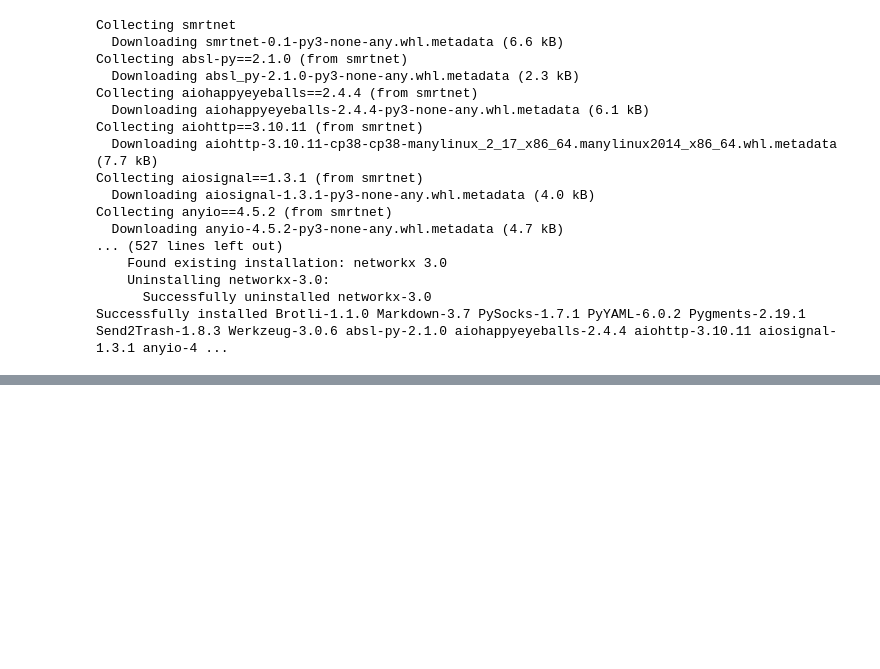
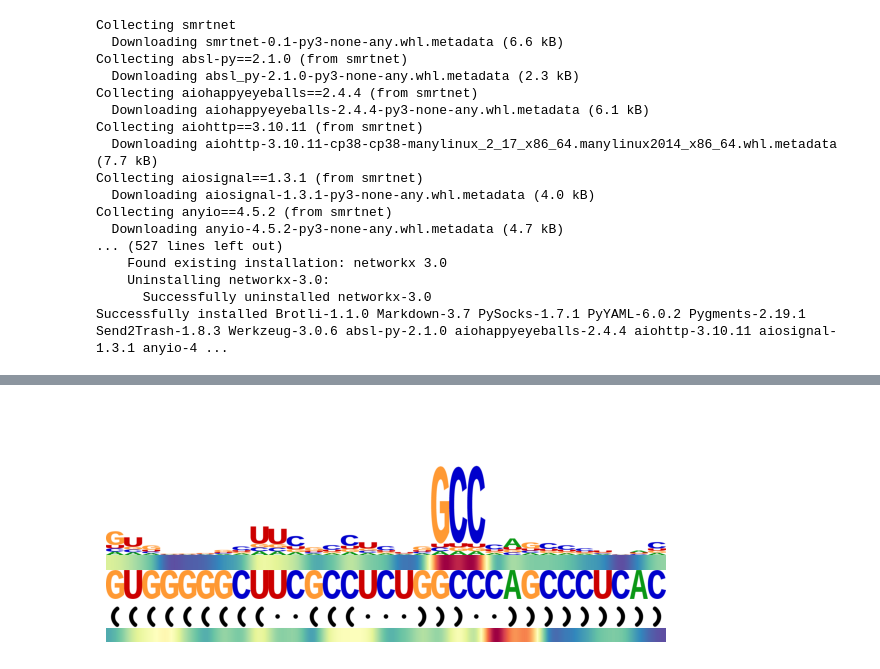
Before and after one commit to Yuhan-Fei/SMRTnet, a Jupyter notebook: SMRTnet.ipynb, the cells around one changed output, grey strips where cells are left out. Cells and saved outputs as stored; diff of their text form; code cells hidden in the pictures; blank space fills up the shorter version.

```diff
--- a/SMRTnet.ipynb
+++ b/SMRTnet.ipynb
@@ -177,0 +180,10 @@ Drug repurpose...
+# %%
+import sys
+sys.path.append('/content/drive/MyDrive/ColabNotebooks')
+from visual_RNA import load
+import warnings
+warnings.filterwarnings('ignore')
+inputPath = '/content/sample_data/MYC'
+
+results, rna = load(inputPath)
+results
@@ -177,0 +196,4 @@ Drug repurpose...
+# %%
+rna.loc[0,'median']
+# %% [output]
+[figure, added]
```
Also changed, not shown: parts of 10 cells of this notebook.
